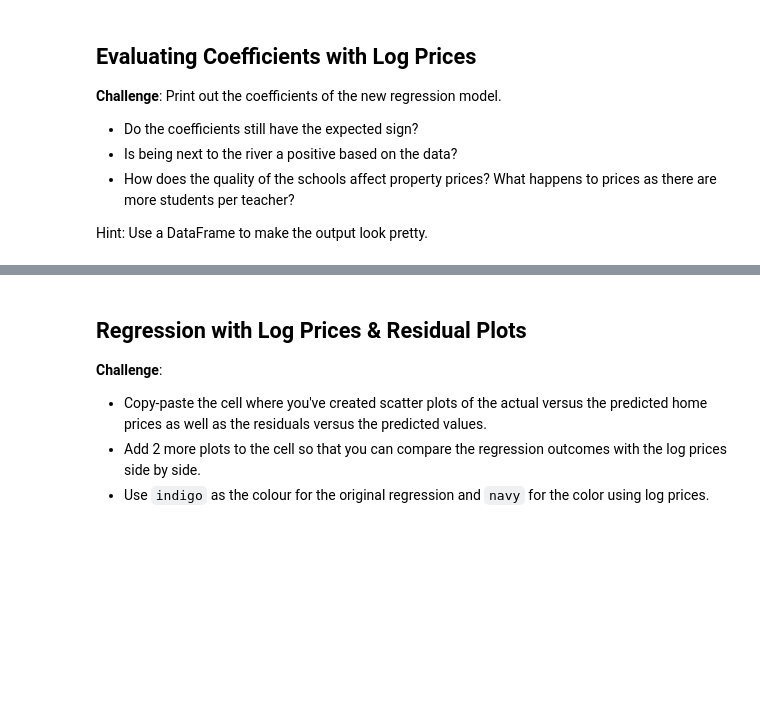
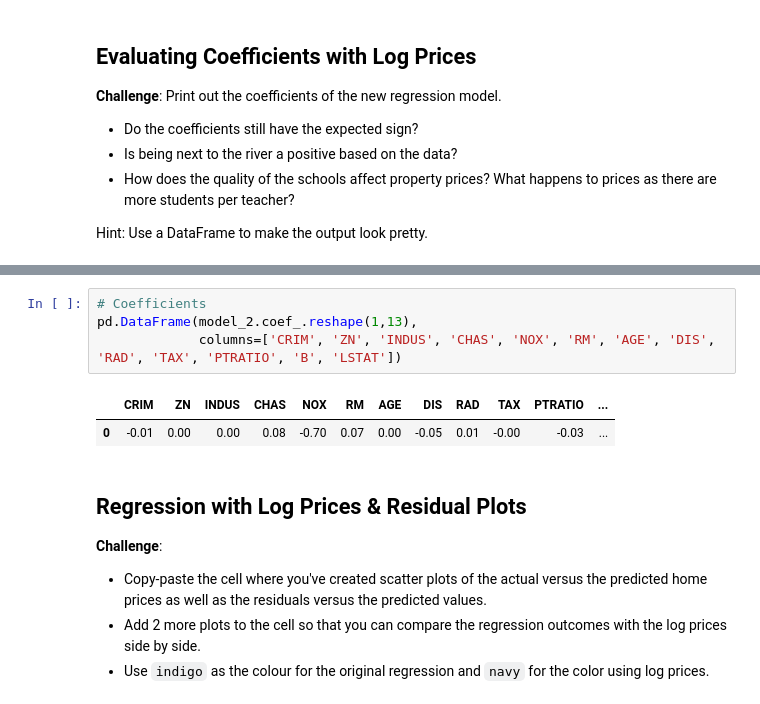
Before and after one commit to cedoula/100-days-of-code-python, a Jupyter notebook: Projects/Day_56/Multivariable_Regression/Multivariable_Regression_and_Valuation_Model.ipynb, the cells around one changed output, grey strips where cells are left out. Drawn from its saved outputs; the diff is of its cells as text; blank space fills up the shorter version.

```diff
--- a/Projects/Day_56/Multivariable_Regression/Multivariable_Regression_and_Valuation_Model.ipynb
+++ b/Projects/Day_56/Multivariable_Regression/Multivariable_Regression_and_Valuation_Model.ipynb
@@ -548,3 +568,10 @@ Hint: Use a DataFrame to make the output look pretty.
+# %%
+# Coefficients
+pd.DataFrame(model_2.coef_.reshape(1,13),
+             columns=['CRIM', 'ZN', 'INDUS', 'CHAS', 'NOX', 'RM', 'AGE', 'DIS', 'RAD', 'TAX', 'PTRATIO', 'B', 'LSTAT'])
+# %% [output]
+|  | CRIM | ZN | INDUS | CHAS | NOX | RM | AGE | DIS | RAD | TAX | PTRATIO | ... |
+| 0 | -0.01 | 0.00 | 0.00 | 0.08 | -0.70 | 0.07 | 0.00 | -0.05 | 0.01 | -0.00 | -0.03 | ... |
 # %% [markdown]
 ## Regression with Log Prices & Residual Plots
 
```
Also changed, not shown: parts of 18 cells of this notebook, 1 other file.
